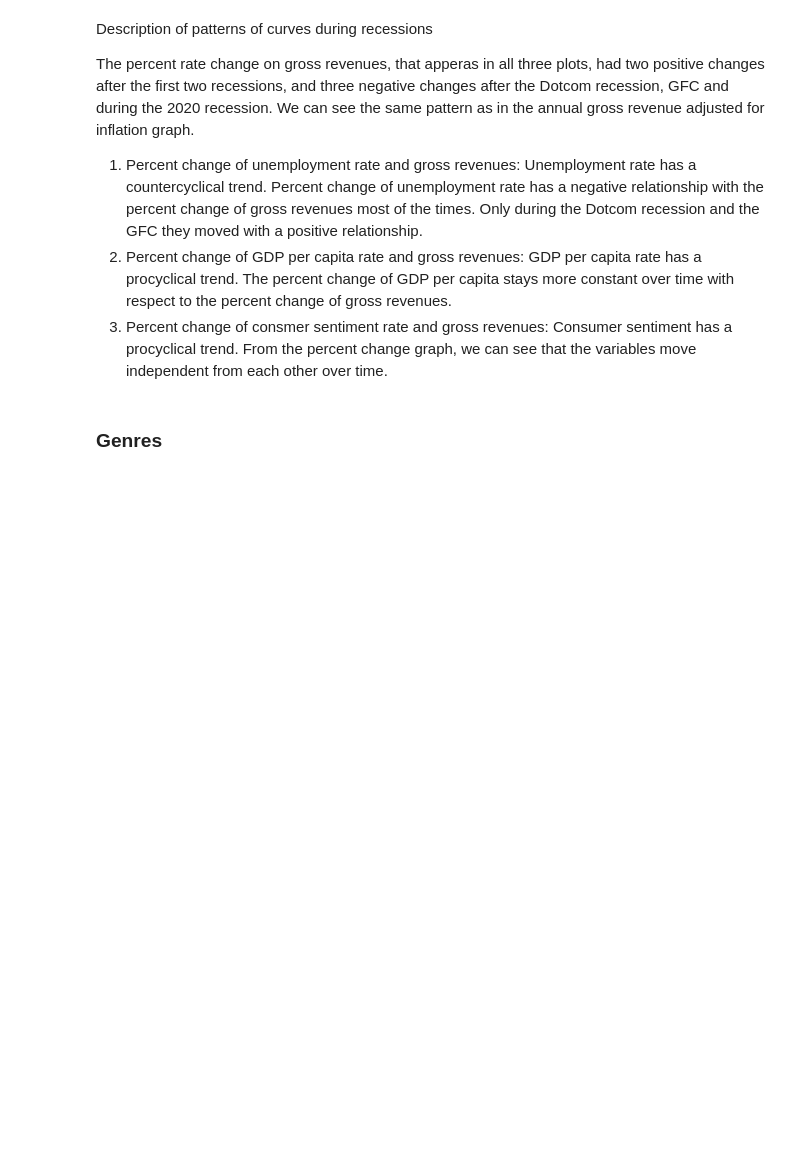
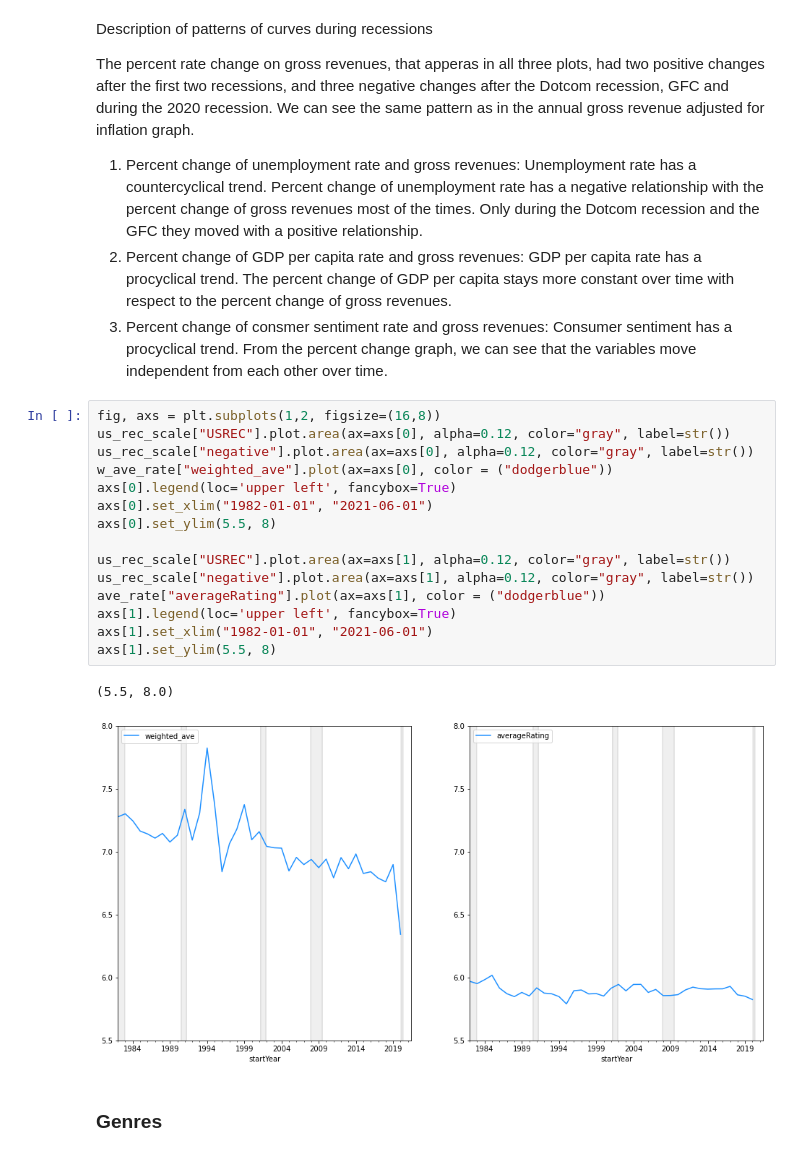
Before and after one commit to FabrizioCabreraC/Hollywood-as-recession-proof, a Jupyter notebook: Hollywood_Project.ipynb, the cells around one changed output. Drawn from its saved outputs; the diff is of its cells as text; blank space fills up the shorter version.

```diff
--- a/Hollywood_Project.ipynb
+++ b/Hollywood_Project.ipynb
@@ -792,6 +791,24 @@ The percent rate change on gross revenues, that apperas in all three plots, had
 1.   Percent change of unemployment rate and gross revenues: Unemployment rate has a countercyclical trend. Percent change of unemployment rate has a negative relationship with the percent change of gross revenues most of the times. Only during the Dotcom recession and the GFC they moved with a positive relationship.
 2.   Percent change of GDP per capita rate and gross revenues: GDP per capita rate has a procyclical trend. The percent change of GDP per capita stays more constant over time with respect to the percent change of gross revenues.
 3.   Percent change of consmer sentiment rate and gross revenues: Consumer sentiment has a procyclical trend. From the percent change graph, we can see that the variables move independent from each other over time.
+# %%
+fig, axs = plt.subplots(1,2, figsize=(16,8))
+us_rec_scale["USREC"].plot.area(ax=axs[0], alpha=0.12, color="gray", label=str())
+us_rec_scale["negative"].plot.area(ax=axs[0], alpha=0.12, color="gray", label=str())
+w_ave_rate["weighted_ave"].plot(ax=axs[0], color = ("dodgerblue"))
+axs[0].legend(loc='upper left', fancybox=True)
+axs[0].set_xlim("1982-01-01", "2021-06-01")
+axs[0].set_ylim(5.5, 8)
+
+us_rec_scale["USREC"].plot.area(ax=axs[1], alpha=0.12, color="gray", label=str())
+us_rec_scale["negative"].plot.area(ax=axs[1], alpha=0.12, color="gray", label=str())
+ave_rate["averageRating"].plot(ax=axs[1], color = ("dodgerblue"))
+axs[1].legend(loc='upper left', fancybox=True)
+axs[1].set_xlim("1982-01-01", "2021-06-01")
+axs[1].set_ylim(5.5, 8)
+# %% [output]
+(5.5, 8.0)
+[figure, added]
 # %% [markdown]
 ### Genres
 # %%
```
Also changed, not shown: parts of 13 cells of this notebook.
